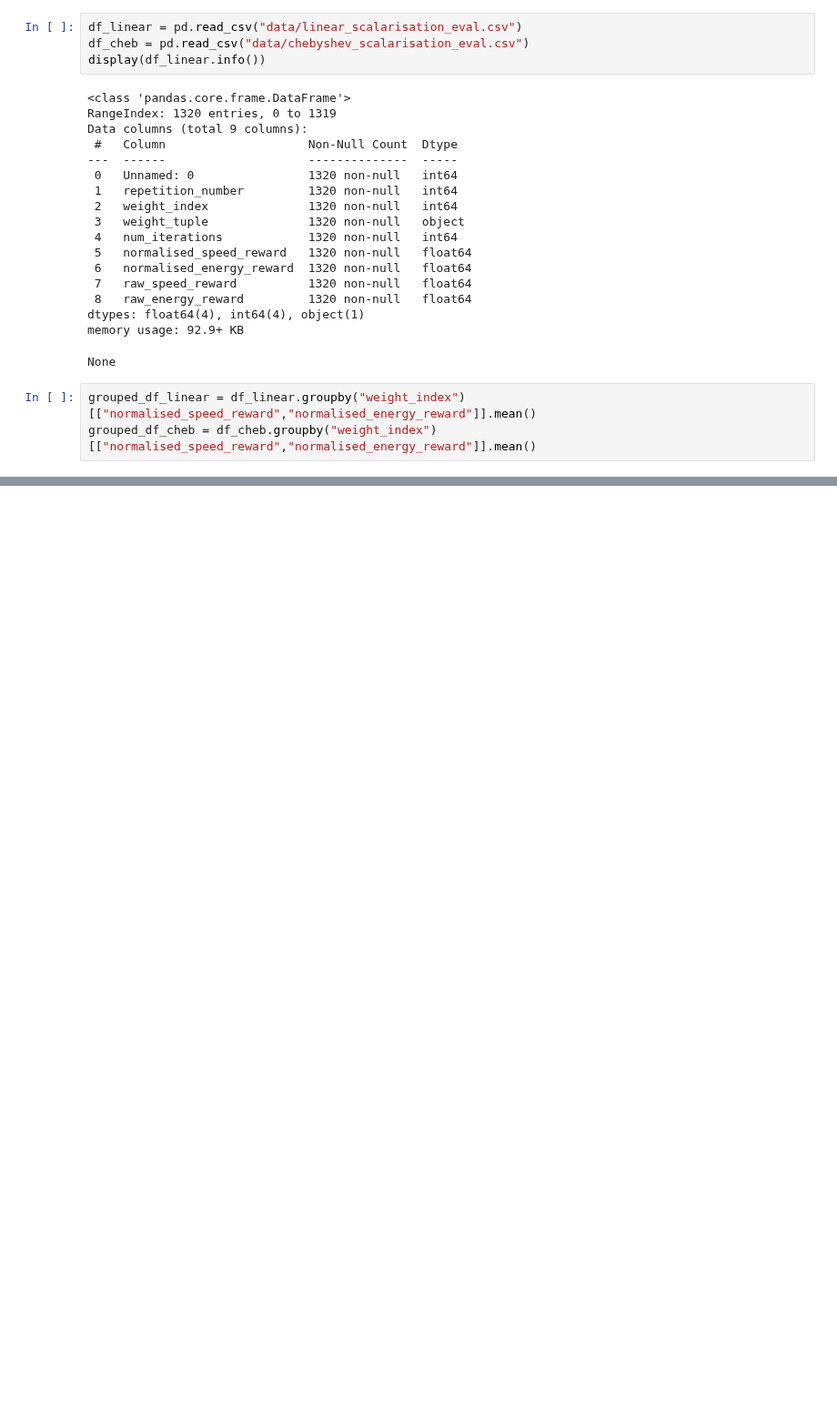
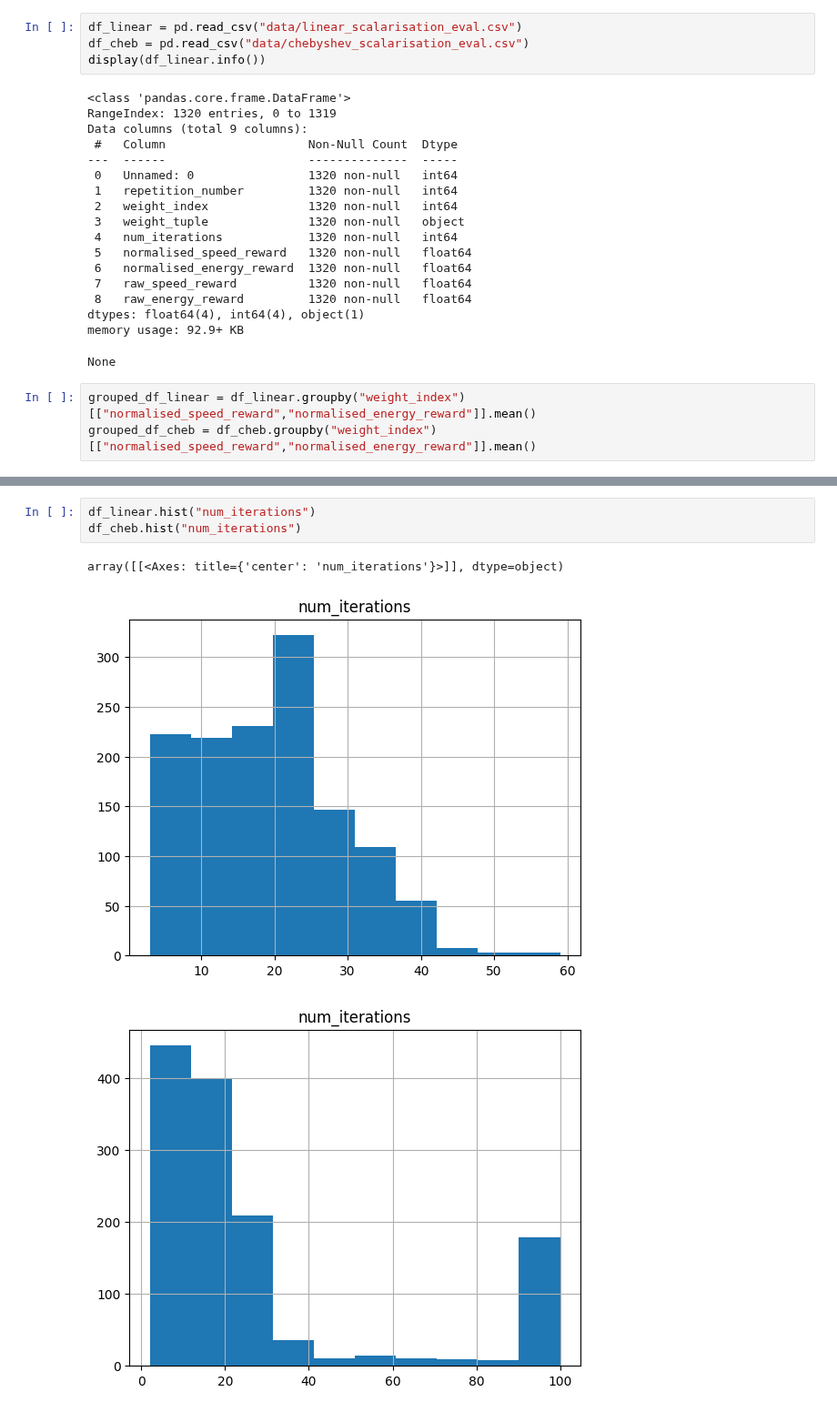
Before and after one commit to whl020406/moma-rl-ad, a Jupyter notebook: mo_test_chebyshev_scalarisation.ipynb, the cells around one changed output, grey strips where cells are left out. Shown at 91% size. Cells and saved outputs as stored; diff of their text form; blank space fills up the shorter version.

```diff
--- a/mo_test_chebyshev_scalarisation.ipynb
+++ b/mo_test_chebyshev_scalarisation.ipynb
@@ -166,3 +191,10 @@ grouped_df_cheb.plot.scatter(x="normalised_speed_reward",y="normalised_energy_re
+# %%
+df_linear.hist("num_iterations")
+df_cheb.hist("num_iterations")
+# %% [output]
+array([[<Axes: title={'center': 'num_iterations'}>]], dtype=object)
+[figure, added]
+[figure, added]
 # %%
 df_linear.plot.scatter("normalised_speed_reward","normalised_energy_reward")
 df_cheb.plot.scatter("normalised_speed_reward","normalised_energy_reward")
```
Also changed, not shown: parts of 6 cells of this notebook, 9 other files.
